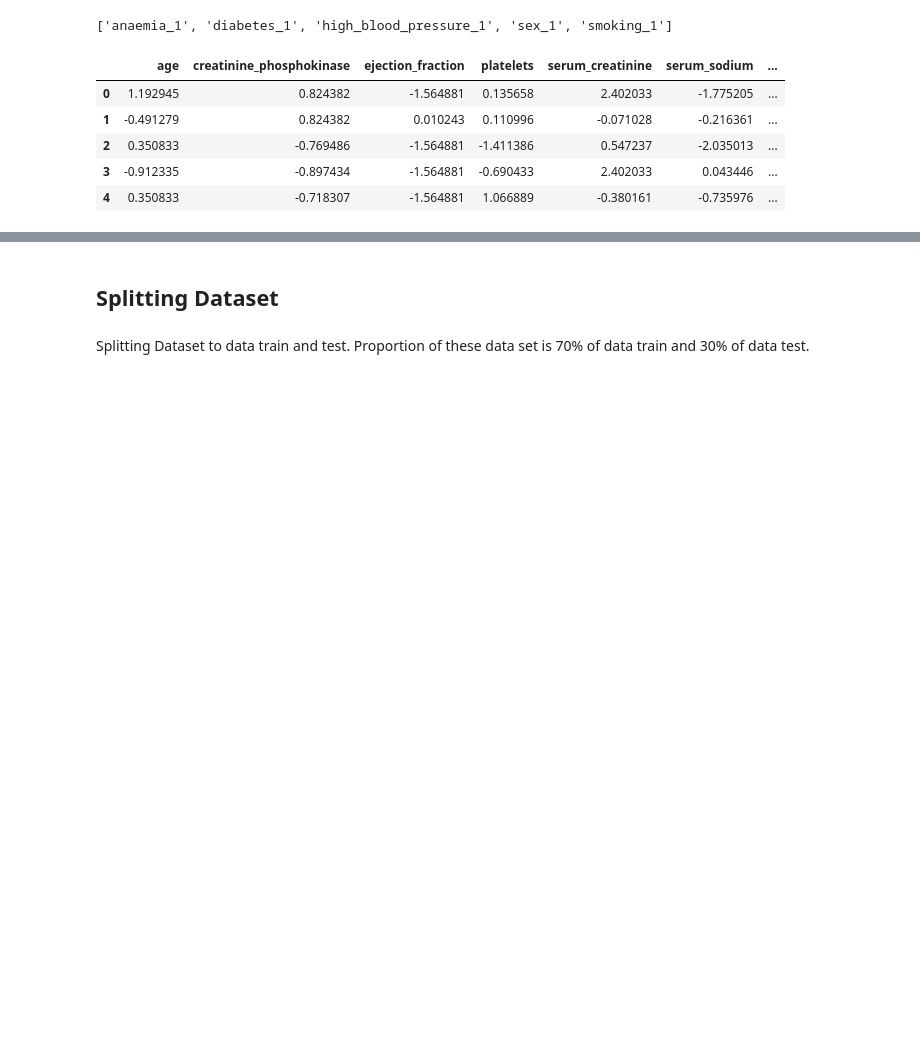
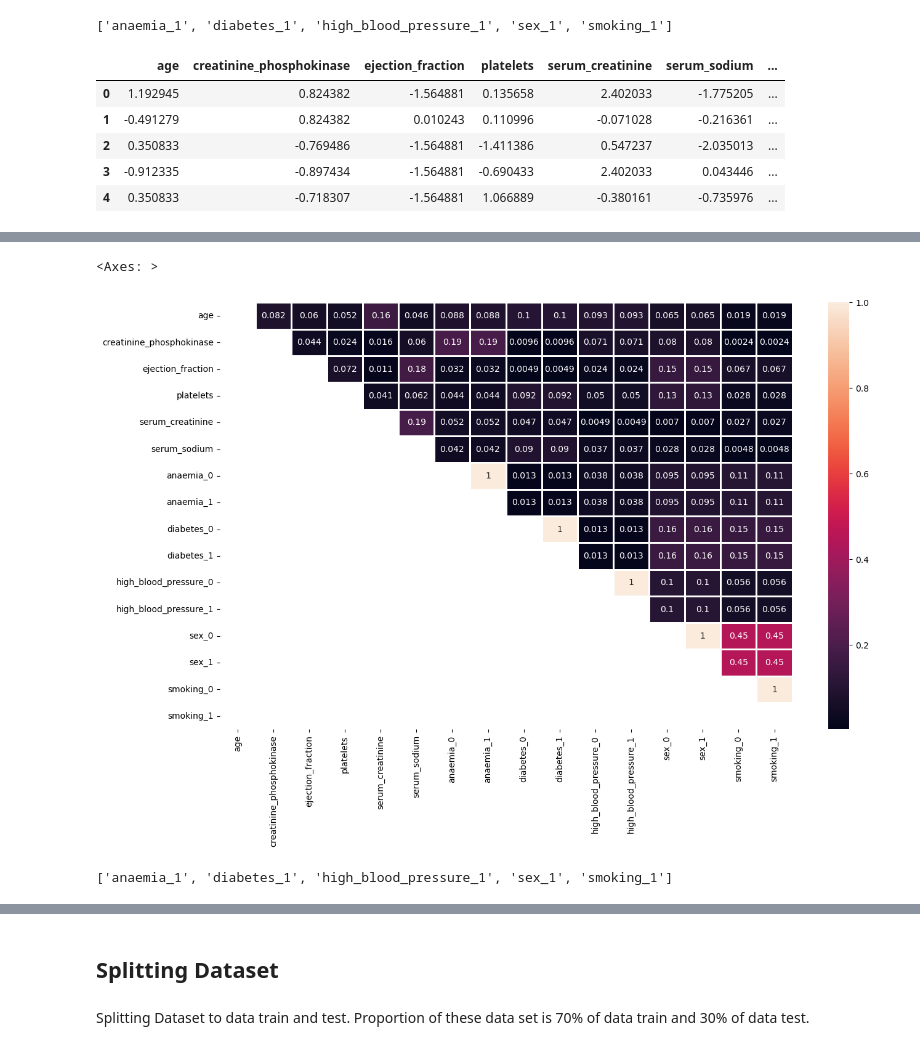
Before and after one commit to enthokz/Prediction-Model-Exercise, a Jupyter notebook: Heart Failure Predict/Prediction_model_heart_disease_2.ipynb, the cells around one changed output, grey strips where cells are left out. Saved outputs shown, nothing was run; the diff lists cells and outputs as text; code cells hidden in the pictures; blank space fills up the shorter version.

```diff
--- a/Heart Failure Predict/Prediction_model_heart_disease_2.ipynb
+++ b/Heart Failure Predict/Prediction_model_heart_disease_2.ipynb
@@ -415,0 +547,15 @@ X.head()
+# %%
+# Remove Redundant from matrix
+up2= cor2.where(np.triu(np.ones(cor.shape), k=1).astype(bool))
+
+plt.figure(figsize=(15,9))
+sns.heatmap(up2, annot=True, linewidths=2)
+# %% [output]
+<Axes: >
+[figure, added]
+# %%
+# Identiy every corr value more than 0.7
+drop_list2= [k for k in up2.columns if any(up2[k]>0.7)]
+drop_list2
+# %% [output]
+['anaemia_1', 'diabetes_1', 'high_blood_pressure_1', 'sex_1', 'smoking_1']
```
Also changed, not shown: parts of 80 cells of this notebook.
